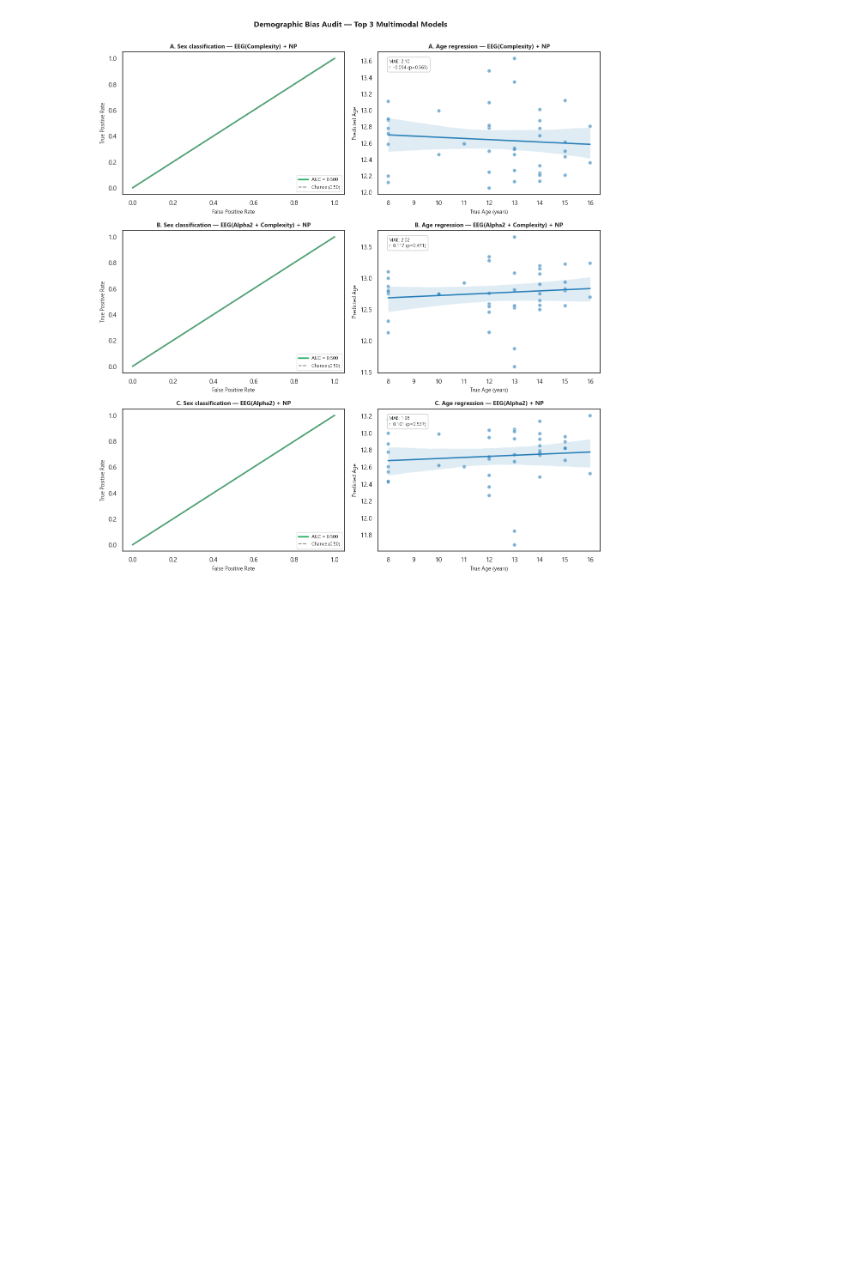
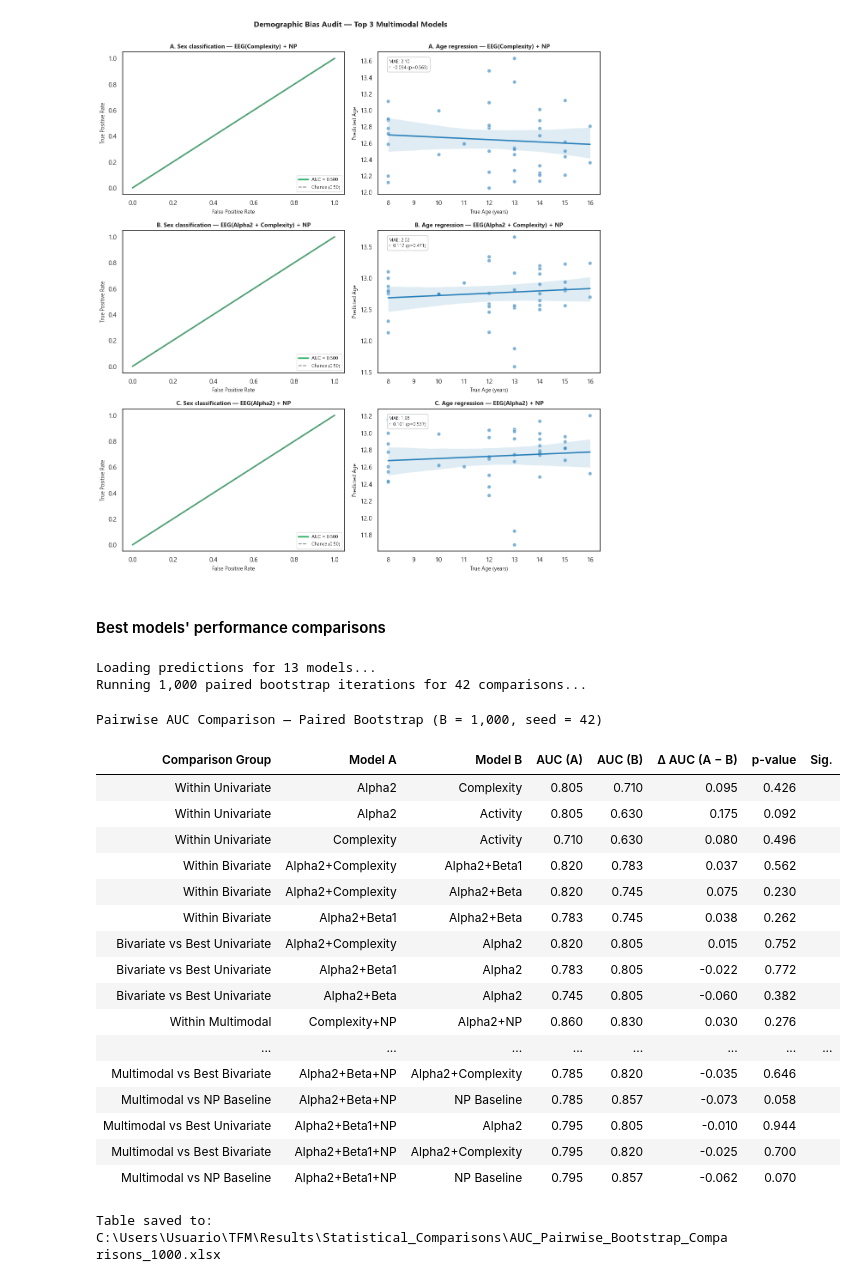
Before and after one commit to carmenrueda/fasd-adhd-multimodal-svm, a Jupyter notebook: FASD_ADHD_ML.ipynb, the cells around one changed output. Cells and saved outputs as stored; diff of their text form; code cells hidden in the pictures; blank space fills up the shorter version.

```diff
--- a/FASD_ADHD_ML.ipynb
+++ b/FASD_ADHD_ML.ipynb
@@ -2945,3 +2951,5 @@ plt.show()
 # %% [output]
 Saved: C:\Users\Usuario\TFM\eeg_features\Multimodal\Fig_Bias_Audit_Top3_Multimodal.png
 [figure]
+# %% [markdown]
+#### Best models' performance comparisons
@@ -2947,0 +3040,63 @@ Saved: C:\Users\Usuario\TFM\eeg_features\Multimodal\Fig_Bias_Audit_Top3_Multimod
+# %%
+print(f"Loading predictions for {len(MODELS)} models...")
+preds = {name: load_predictions(path) for name, path in MODELS.items()}
+y_true = preds[BEST_UNI][0]
+
+plan = build_comparison_plan()
+print(f"Running {N_BOOT:,} paired bootstrap iterations for {len(plan)} comparisons...\n")
+
+rows = []
+for group, model_a, model_b in plan:
+    auc_a, auc_b, delta, p = paired_bootstrap_auc(
+        y_true, preds[model_a][1], preds[model_b][1]
+    )
+    rows.append({
+        'Comparison Group': group,
+        'Model A':          model_a,
+        'Model B':          model_b,
+        'AUC (A)':          round(auc_a, 3),
+        'AUC (B)':          round(auc_b, 3),
+        'Δ AUC (A − B)':    round(delta,  3),
+        'p-value':          round(p,      3),
+        'Sig.':             '*' if p < ALPHA else '',
+    })
+
+df_out = pd.DataFrame(rows)
+
+display(HTML(
+    "<style>"
+    "table{border-collapse:collapse;font-family:'Segoe UI',sans-serif;font-size:12px;width:90%;margin:10px 0}"
+    "th{background:#1B4F72;color:white;padding:8px 12px;text-align:center}"
+    "td{padding:6px 12px;text-align:center;border-bottom:1px solid #EEE}"
+    "tr:nth-child(even){background:#FAFAFA}"
+    "</style>"
+    + "<b>Pairwise AUC Comparison — Paired Bootstrap ("
+    + f"B = {N_BOOT:,}, seed = {SEED})</b><br><br>"
+    + df_out.to_html(index=False, border=0)
+))
+
+out_path = OUTPUT / "AUC_Pairwise_Bootstrap_Comparisons_1000.xlsx"
+df_out.to_excel(out_path, index=False)
+print(f"Table saved to: {out_path}")
+# %% [output]
+Loading predictions for 13 models...
+Running 1,000 paired bootstrap iterations for 42 comparisons...
+Pairwise AUC Comparison — Paired Bootstrap (B = 1,000, seed = 42)
+| Comparison Group | Model A | Model B | AUC (A) | AUC (B) | Δ AUC (A − B) | p-value | Sig. |
+| Within Univariate | Alpha2 | Complexity | 0.805 | 0.710 | 0.095 | 0.426 |  |
+| Within Univariate | Alpha2 | Activity | 0.805 | 0.630 | 0.175 | 0.092 |  |
+| Within Univariate | Complexity | Activity | 0.710 | 0.630 | 0.080 | 0.496 |  |
+| Within Bivariate | Alpha2+Complexity | Alpha2+Beta1 | 0.820 | 0.783 | 0.037 | 0.562 |  |
+| Within Bivariate | Alpha2+Complexity | Alpha2+Beta | 0.820 | 0.745 | 0.075 | 0.230 |  |
+| Within Bivariate | Alpha2+Beta1 | Alpha2+Beta | 0.783 | 0.745 | 0.038 | 0.262 |  |
+| Bivariate vs Best Univariate | Alpha2+Complexity | Alpha2 | 0.820 | 0.805 | 0.015 | 0.752 |  |
+| Bivariate vs Best Univariate | Alpha2+Beta1 | Alpha2 | 0.783 | 0.805 | -0.022 | 0.772 |  |
+| Bivariate vs Best Univariate | Alpha2+Beta | Alpha2 | 0.745 | 0.805 | -0.060 | 0.382 |  |
+| Within Multimodal | Complexity+NP | Alpha2+NP | 0.860 | 0.830 | 0.030 | 0.276 |  |
+| ... | ... | ... | ... | ... | ... | ... | ... |
+| Multimodal vs Best Bivariate | Alpha2+Beta+NP | Alpha2+Complexity | 0.785 | 0.820 | -0.035 | 0.646 |  |
+| Multimodal vs NP Baseline | Alpha2+Beta+NP | NP Baseline | 0.785 | 0.857 | -0.073 | 0.058 |  |
+| Multimodal vs Best Univariate | Alpha2+Beta1+NP | Alpha2 | 0.795 | 0.805 | -0.010 | 0.944 |  |
+| Multimodal vs Best Bivariate | Alpha2+Beta1+NP | Alpha2+Complexity | 0.795 | 0.820 | -0.025 | 0.700 |  |
+| Multimodal vs NP Baseline | Alpha2+Beta1+NP | NP Baseline | 0.795 | 0.857 | -0.062 | 0.070 |  |
+Table saved to: C:\Users\Usuario\TFM\Results\Statistical_Comparisons\AUC_Pairwise_Bootstrap_Comparisons_1000.xlsx
```
Also changed, not shown: parts of 3 cells of this notebook.
